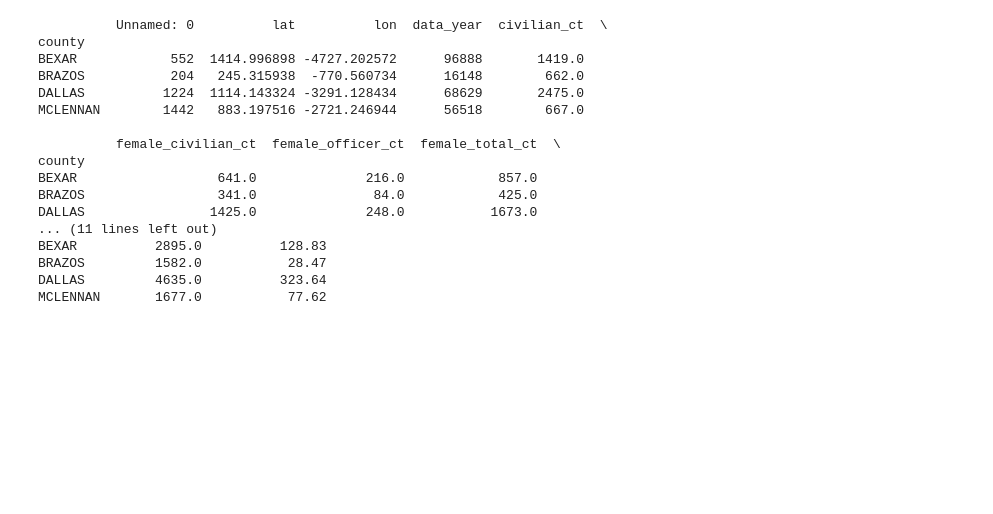
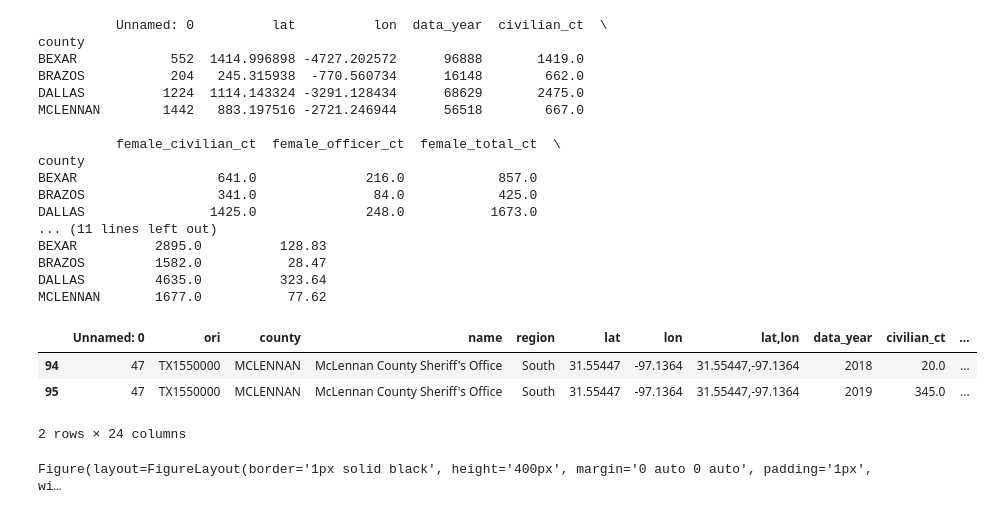
Before and after one commit to Aprieto7/Project-1, a Jupyter notebook: Police_Officer.ipynb, the cells around one changed output. Saved outputs shown, nothing was run; the diff lists cells and outputs as text; code cells hidden in the pictures; blank space fills up the shorter version.

```diff
--- a/Police_Officer.ipynb
+++ b/Police_Officer.ipynb
@@ -104,3 +106,37 @@ BEXAR          2895.0          128.83
 BRAZOS         1582.0           28.47
 DALLAS         4635.0          323.64
 MCLENNAN       1677.0           77.62
+# %%
+merge_df.loc[merge_df["name"]=="McLennan County Sheriff's Office"]
+# %% [output]
+|  | Unnamed: 0 | ori | county | name | region | lat | lon | lat,lon | data_year | civilian_ct | ... |
+| 94 | 47 | TX1550000 | MCLENNAN | McLennan County Sheriff's Office | South | 31.55447 | -97.1364 | 31.55447,-97.1364 | 2018 | 20.0 | ... |
+| 95 | 47 | TX1550000 | MCLENNAN | McLennan County Sheriff's Office | South | 31.55447 | -97.1364 | 31.55447,-97.1364 | 2019 | 345.0 | ... |
+2 rows × 24 columns
+# %%
+gmaps.configure(api_key=g_key)
+
+coordinates = [(29.429178, -98.50717),
+              (32.766987, -96.778424),
+              (30.687794, -96.3732),
+              (31.55447, -97.1364)]
+#county_map = {BEXAR,
+#             DALLAS,
+#             BRAZOS,
+#             MCLENNAN}
+
+figure_layout = {
+    'width': '400px',
+    'height': '400px',
+    'border': '1px solid black',
+    'padding': '1px',
+    'margin': '0 auto 0 auto',
+    'zoom' : '8x'
+}
+fig = gmaps.figure(layout=figure_layout)
+markers = gmaps.marker_layer(coordinates)
+#markers = gmaps.marker_layer(county_map)
+fig.add_layer(markers)
+fig
+# %% [output]
+Figure(layout=FigureLayout(border='1px solid black', height='400px', margin='0 auto 0 auto', padding='1px', wi…
```
Also changed, not shown: parts of 1 cell of this notebook, 2 other files.
